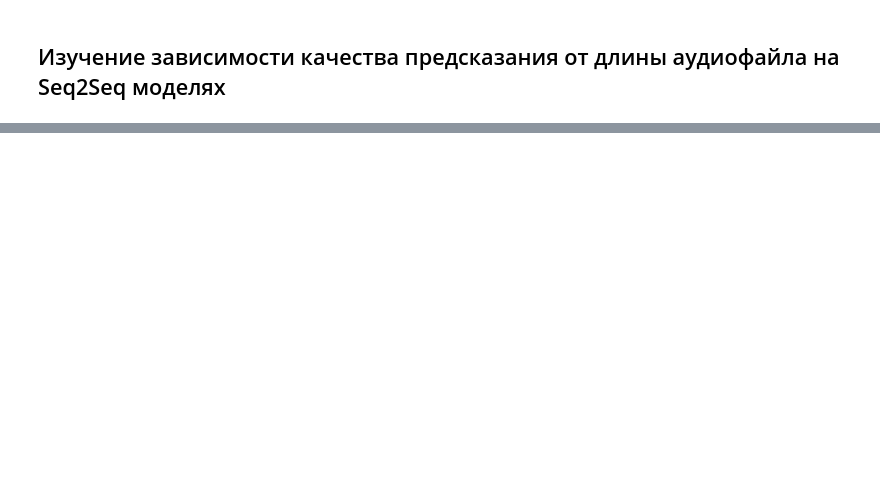
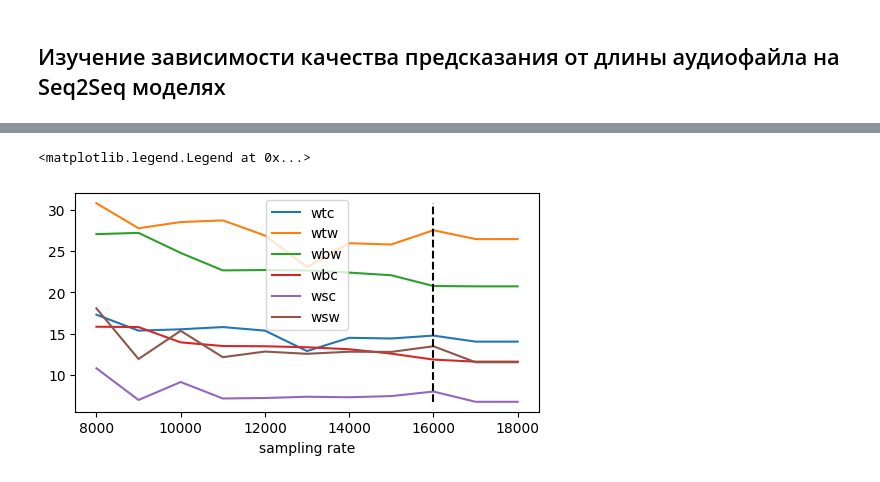
Before and after one commit to EgorYankovsky/NEYRO_2, a Jupyter notebook: PZ2_control.ipynb, the cells around one changed output, grey strips where cells are left out. Saved outputs shown, nothing was run; the diff lists cells and outputs as text; code cells hidden in the pictures; blank space fills up the shorter version.

```diff
--- a/PZ2_control.ipynb
+++ b/PZ2_control.ipynb
@@ -677,0 +843,43 @@ print(cer_metric.compute(references=[normalizer(" ".join(target_text))],
+# %%
+wtc = [17.32, 15.39, 15.55, 15.82, 15.39,
+       12.92, 14.52, 14.44,	14.79, 14.06, 14.06]
+
+wtw = [30.78, 27.76, 28.51, 28.71, 26.89,
+       23.07, 25.95, 25.80,	27.52, 26.45, 26.45]
+
+wtt = [0.71, 0.73, 1.44, 1.08, 0.76, 0.75,
+       0.78, 0.75, 0.76, 0.76, 0.82]
+
+
+wbw = [27.05, 27.2, 24.78, 22.67, 22.71,
+       22.66, 22.4,	22.08, 20.78, 20.74, 20.74]
+
+wbc = [15.86, 15.82, 13.97, 13.53, 13.5,
+       13.38, 13.14, 12.61,	11.89, 11.64, 11.64]
+
+wbt = [1.71, 1.5, 1.6, 1.55, 1.73, 1.5,
+       1.55, 1.64, 1.64, 1.51, 1.47]
+
+
+wsc = [10.84, 7.01,	9.18, 7.19,	7.25,
+       7.40, 7.34, 7.48, 8.03, 6.79, 6.79]
+
+wsw = [18.08, 11.96, 15.37, 12.18, 12.86,
+       12.59, 12.84, 12.82,	13.5, 11.57, 11.57]
+
+wst = [4.88, 4.83, 4.51, 4.45, 4.62, 4.92, 4.85,
+       4.76, 4.79, 4.74, 4.71]
+# %%
+fig, ax = plt.subplots(figsize=(5, 2.7), layout='constrained')
+ax.plot(sampling_rates, wtc, label='wtc')
+ax.plot(sampling_rates, wtw, label='wtw')
+ax.plot(sampling_rates, wbw, label='wbw')
+ax.plot(sampling_rates, wbc, label='wbc')
+ax.plot(sampling_rates, wsc, label='wsc')
+ax.plot(sampling_rates, wsw, label='wsw')
+ax.plot([16_000.0, 16_000.0], [min(wsc), max(wtw)], "--", color = "black")
+ax.set_xlabel('sampling rate')
+ax.legend()
+# %% [output]
+<matplotlib.legend.Legend at 0x...>
+[figure, added]
```
Also changed, not shown: parts of 43 cells of this notebook.
